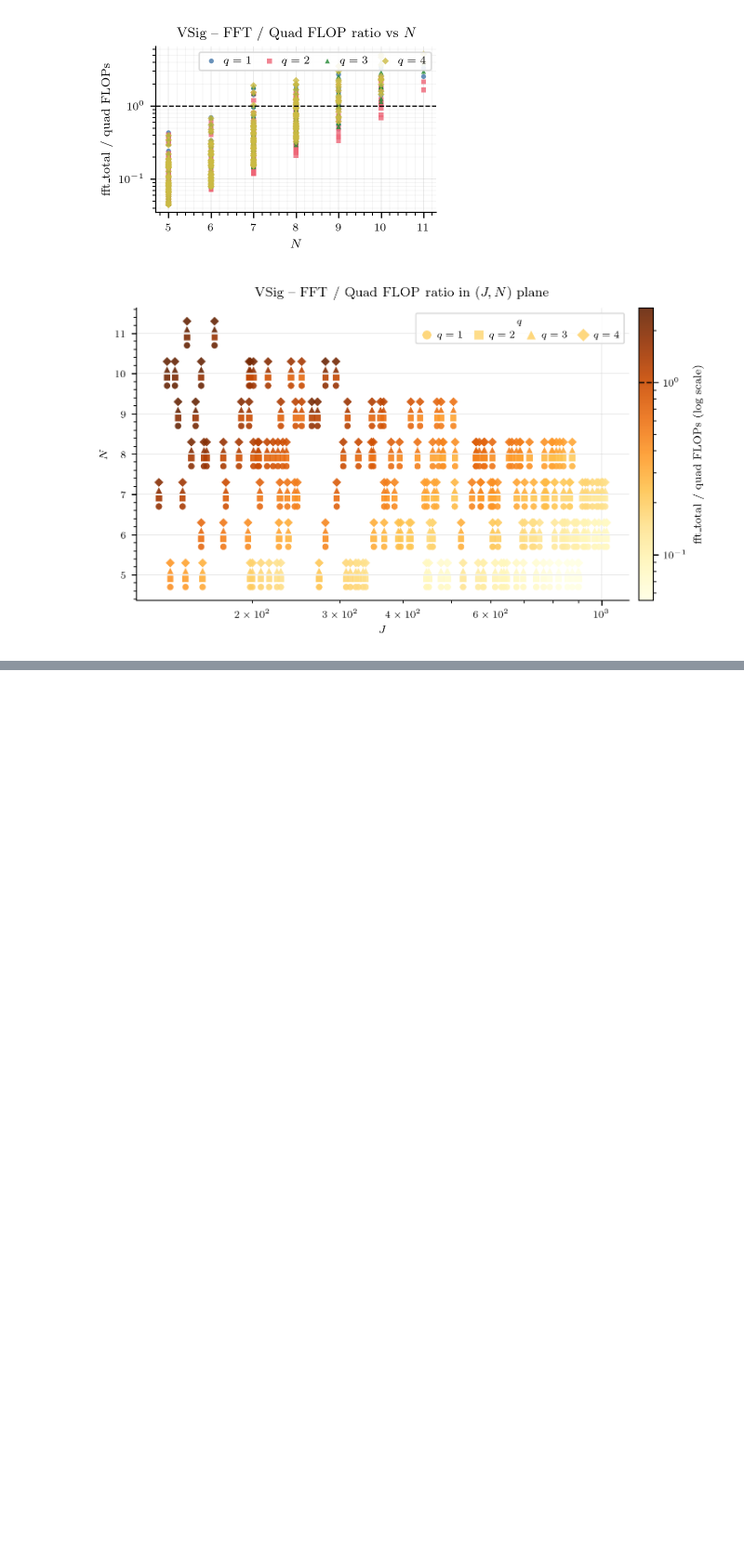
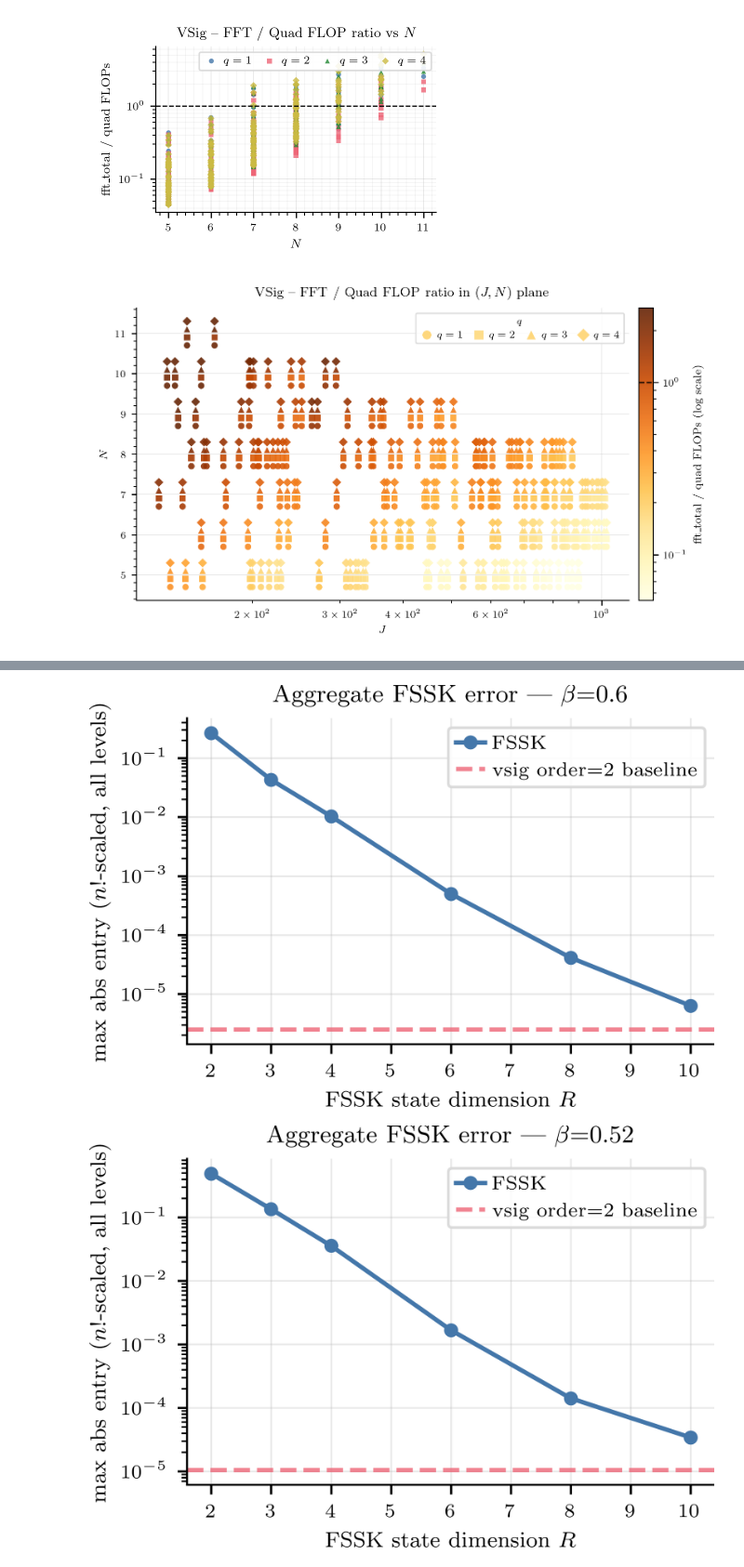
Before and after one commit to hagerpa/tensordev, a Jupyter notebook: notebooks/volterra/fractional_validation.ipynb, the cells around one changed output, grey strips where cells are left out. Shown at 93% size. Cells and saved outputs as stored; diff of their text form; code cells hidden in the pictures; blank space fills up the shorter version.

```diff
--- a/notebooks/volterra/fractional_validation.ipynb
+++ b/notebooks/volterra/fractional_validation.ipynb
@@ -516,0 +390,13 @@ plt.show()
+# %%
+# ── Parameters (edit here) ──────────────────────────────────────────────────
+# NOTE: fractional_fssk only supports beta ∈ (0.5, 1)
+betas_fssk      = [0.6, 0.52]
+R_values        = [2, 3, 4, 6, 8, 10]
+trunc_fssk      = 6
+batch_fssk      = 4
+steps_fssk      = 32
+T_fssk          = 1.0
+pc_dyadic_fssk  = 9
+coef_quad_fssk  = 64
+seed_fssk       = 42
+dim_fssk        = 3
@@ -516,0 +475,25 @@ plt.show()
+# %%
+from pathlib import Path
+from IPython.display import display, Image
+import pandas as pd
+
+out = Path("validation") / OUTPUT_DIR
+
+if False: # display dfs
+    display(pd.read_csv(out / "fssk_approx_vsig.csv").pivot(
+        index="level", columns="beta", values="max_abs_entry"))
+    display(pd.read_csv(out / "fssk_approx_fssk.csv")
+            .query("level > 0")
+            .groupby(["beta", "R"])["max_abs_entry"].max()
+            .reset_index()
+            .pivot(index="R", columns="beta", values="max_abs_entry"))
+
+for beta in betas_fssk:
+    beta_tag = f"b{beta:.2f}".replace(".", "p")
+    for suffix in ["_aggregate"]: #["",]
+        img = out / f"fssk_approx_{beta_tag}{suffix}.png"
+        if img.exists():
+            display(Image(filename=str(img)))
+# %% [output]
+[figure, added]
+[figure, added]
```
Also changed, not shown: parts of 18 cells of this notebook, 17 other files.
